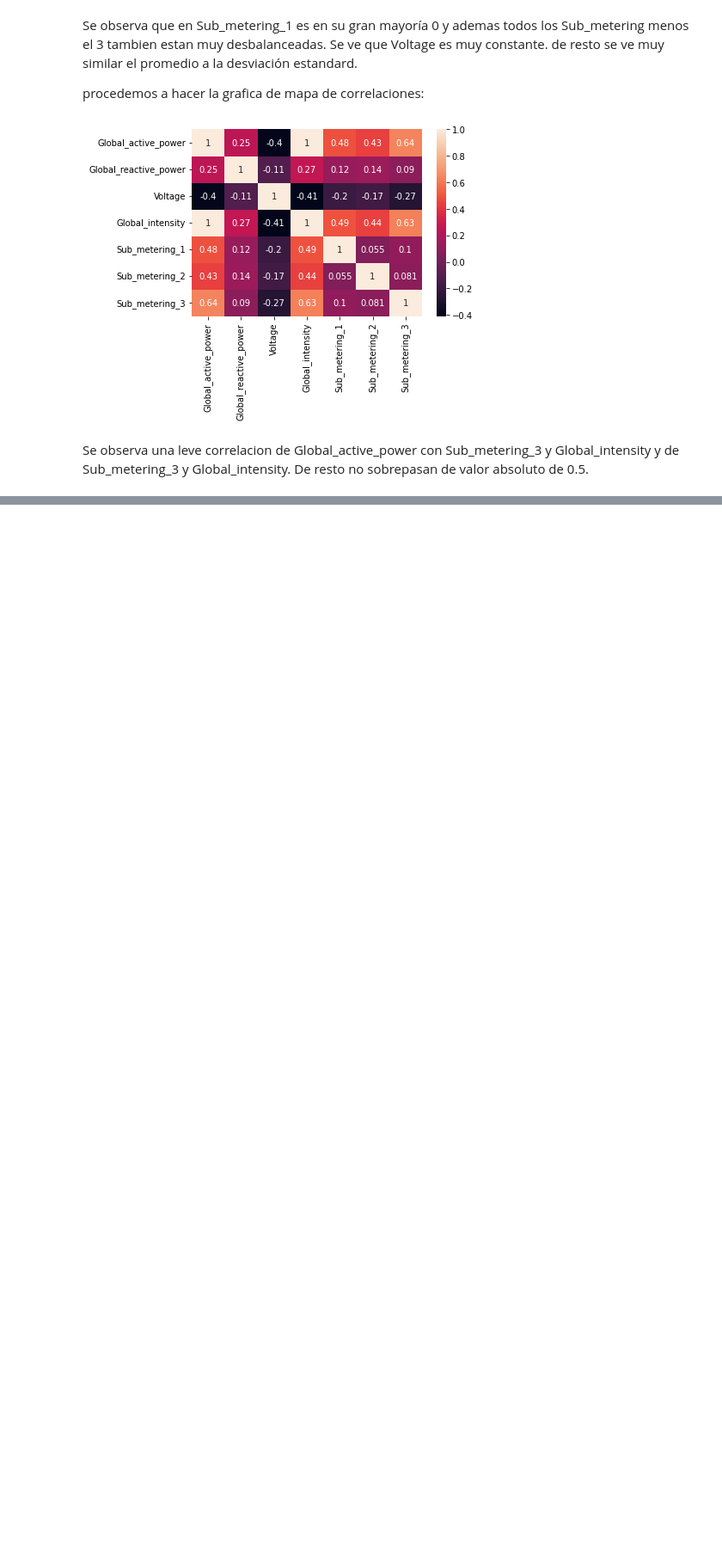
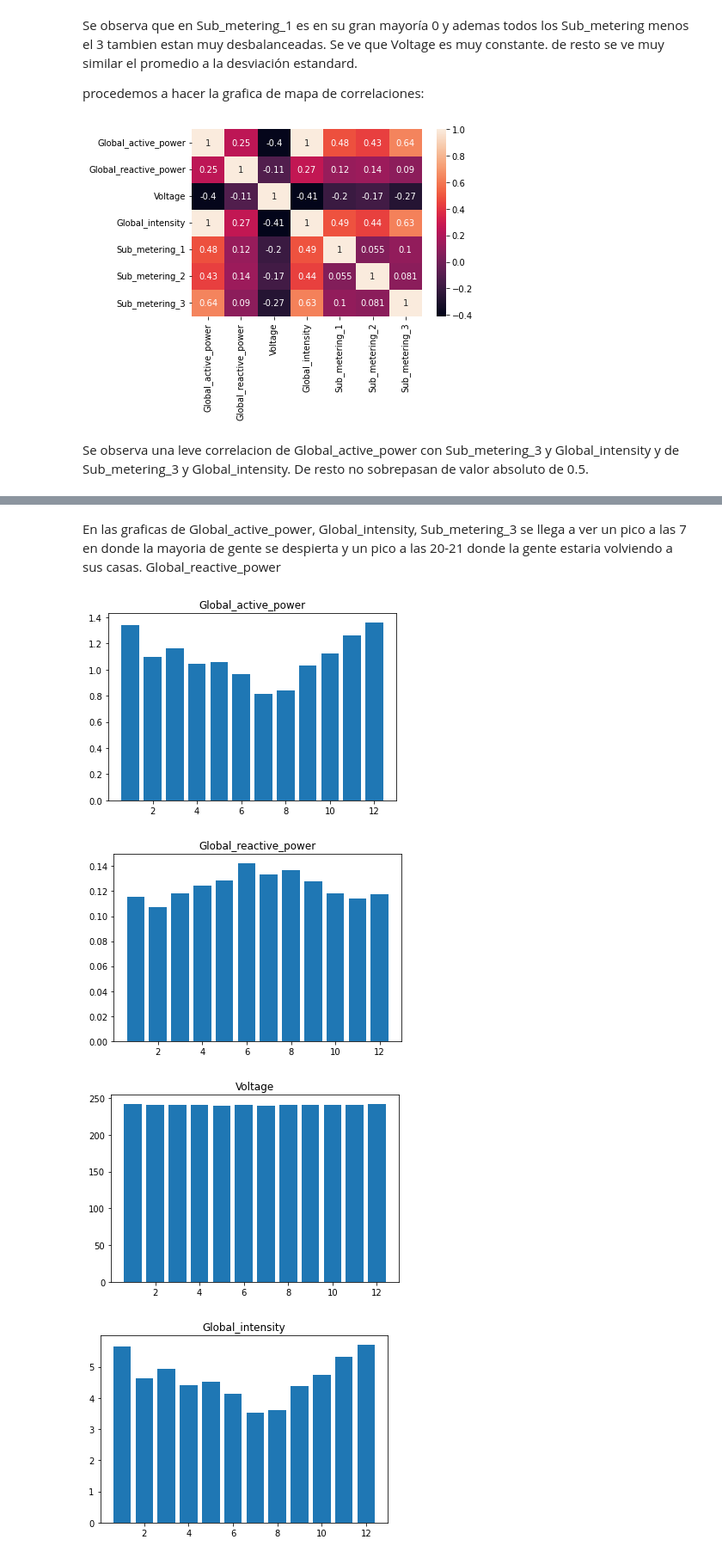
Before and after one commit to santiagopoveda5/Prueba-Liberty, a Jupyter notebook: Cuaderno energia Liberty Santiago Poveda.ipynb, the cells around one changed output, grey strips where cells are left out. Shown at 86% size. Drawn from its saved outputs; the diff is of its cells as text; code cells hidden in the pictures; blank space fills up the shorter version.

```diff
--- a/Cuaderno energia Liberty Santiago Poveda.ipynb
+++ b/Cuaderno energia Liberty Santiago Poveda.ipynb
@@ -160,0 +217,16 @@ Vamos a agrupar por hora y fecha del dia para ver como se comportan cada una de
+# %% [markdown]
+En las graficas de Global_active_power, Global_intensity, Sub_metering_3 se llega a ver un pico a las 7 en donde la mayoria de gente se despierta y un pico a las 20-21 donde la gente estaria volviendo a sus casas.
+Global_reactive_power
+# %%
+
+gmes= data.groupby("Mes")[cols].agg('mean')
+for column in ghora:
+
+    plt.bar(gmes.index.values, gmes[column] )
+    plt.title(column)
+    plt.show()
+# %% [output]
+[figure, added]
+[figure, added]
+[figure, added]
+[figure, added]
```
Also changed, not shown: parts of 12 cells of this notebook.
